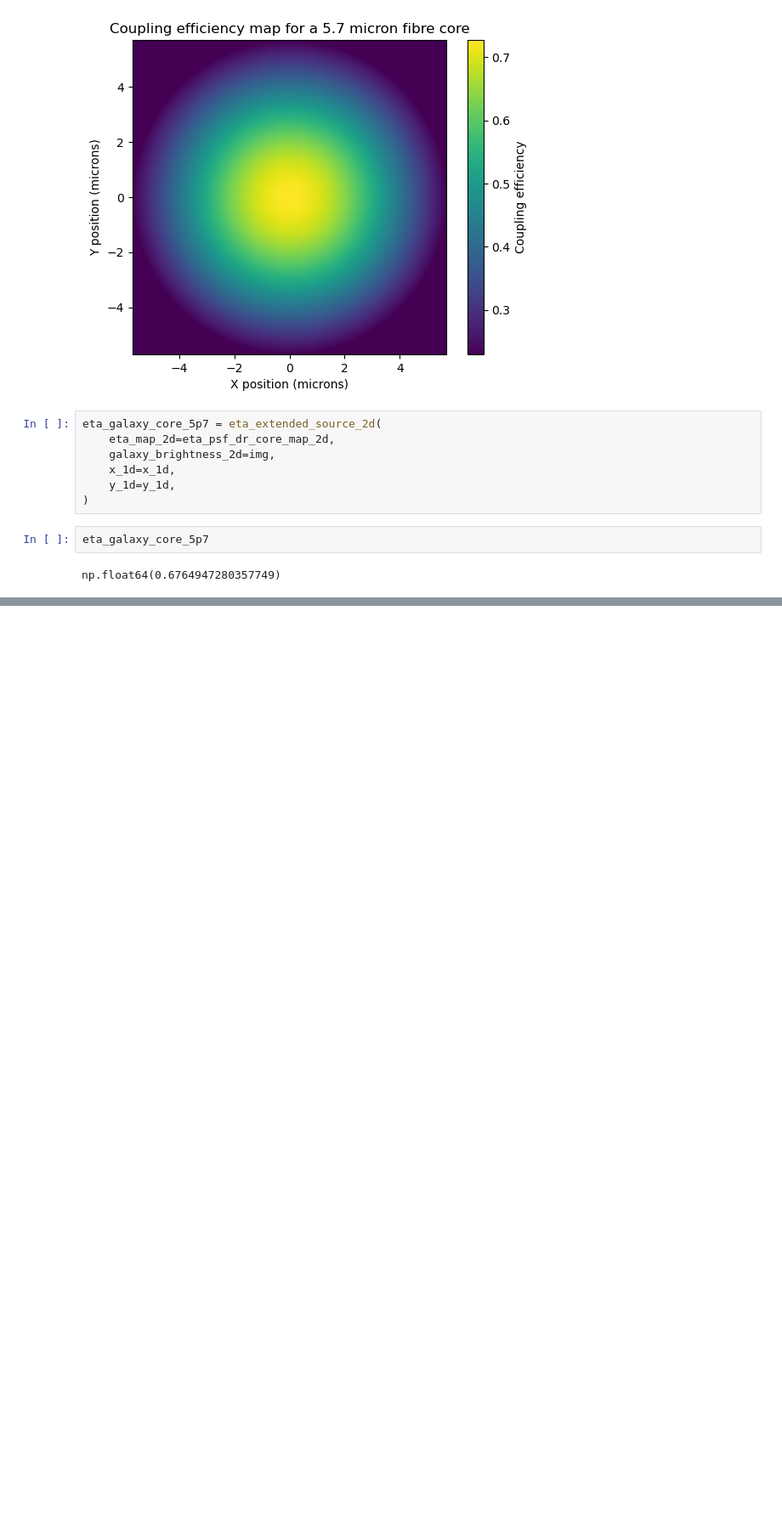
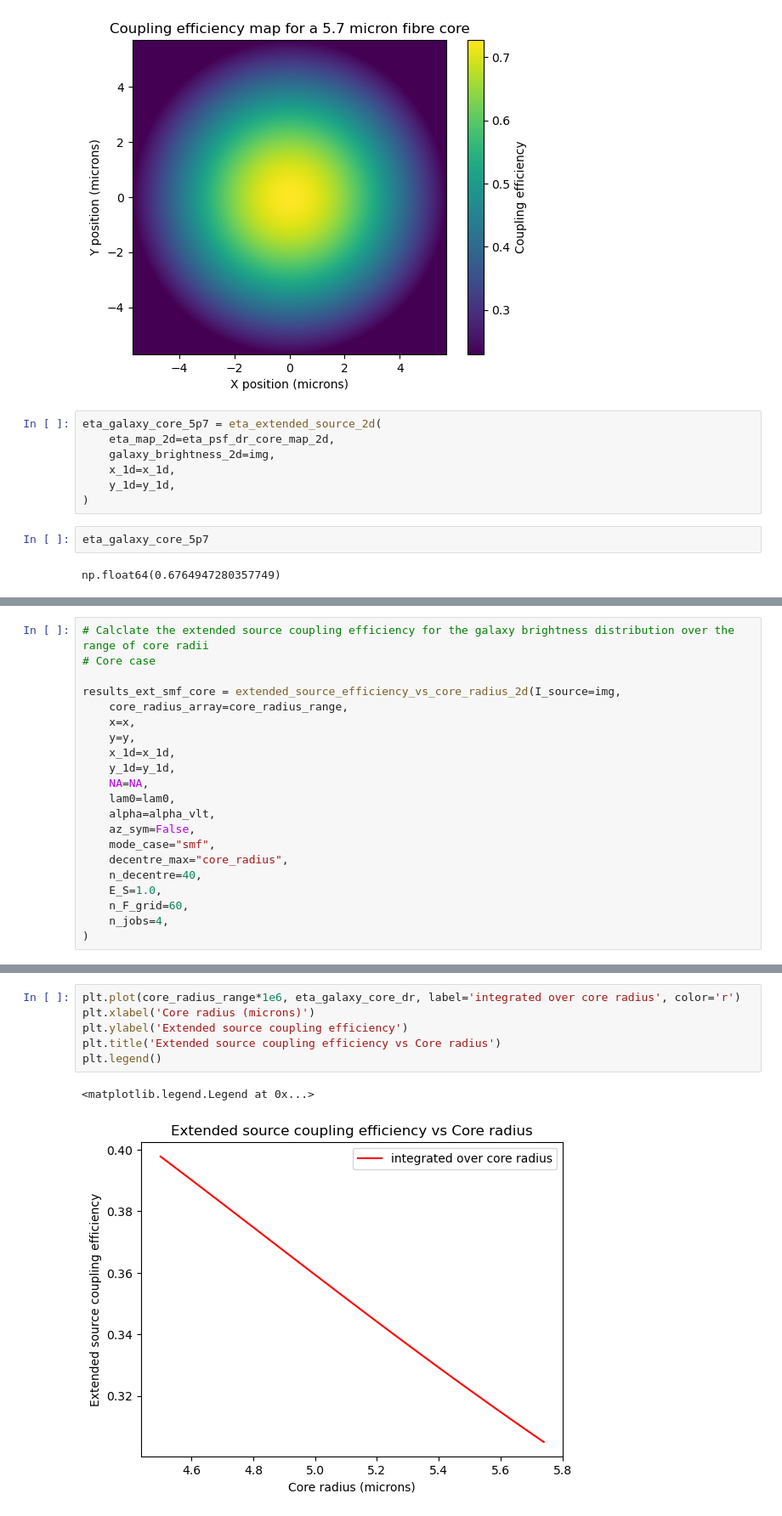
Before and after one commit to TongyueLiu/OH-Suppression-MRes-Project, a Jupyter notebook: notebooks/surface_brightness_profiles/GOODS12965_z_1_galaxy.ipynb, the cells around one changed output, grey strips where cells are left out. Shown at 85% size. Drawn from its saved outputs; the diff is of its cells as text; blank space fills up the shorter version.

```diff
--- a/notebooks/surface_brightness_profiles/GOODS12965_z_1_galaxy.ipynb
+++ b/notebooks/surface_brightness_profiles/GOODS12965_z_1_galaxy.ipynb
@@ -929,0 +1502,21 @@ np.float64(0.6764947280357749)
+# %%
+# Calclate the extended source coupling efficiency for the galaxy brightness distribution over the range of core radii
+# Core case
+
+results_ext_smf_core = extended_source_efficiency_vs_core_radius_2d(I_source=img,
+    core_radius_array=core_radius_range,
+    x=x,
+    y=y,
+    x_1d=x_1d,
+    y_1d=y_1d,
+    NA=NA,
+    lam0=lam0,
+    alpha=alpha_vlt,
+    az_sym=False,
+    mode_case="smf",
+    decentre_max="core_radius",
+    n_decentre=40,
+    E_S=1.0,
+    n_F_grid=60,
+    n_jobs=4,
+)
@@ -929,0 +1545,9 @@ np.float64(0.6764947280357749)
+# %%
+plt.plot(core_radius_range*1e6, eta_galaxy_core_dr, label='integrated over core radius', color='r')
+plt.xlabel('Core radius (microns)')
+plt.ylabel('Extended source coupling efficiency')
+plt.title('Extended source coupling efficiency vs Core radius')
+plt.legend()
+# %% [output]
+<matplotlib.legend.Legend at 0x...>
+[figure, added]
```
Also changed, not shown: parts of 24 cells of this notebook, 1 other file.
